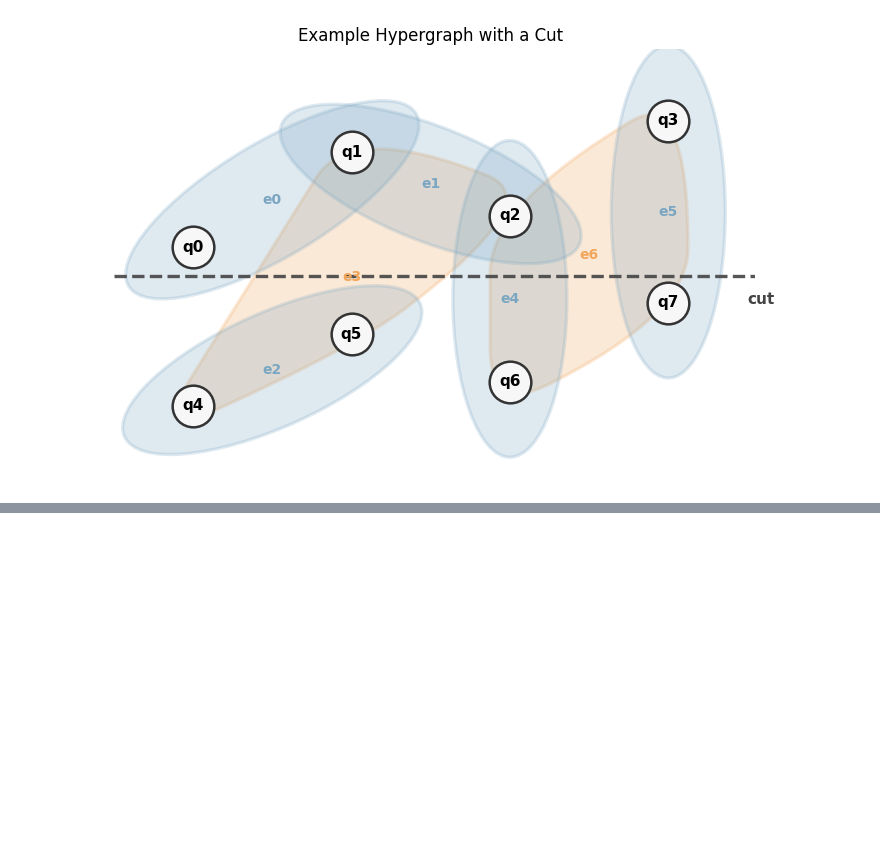
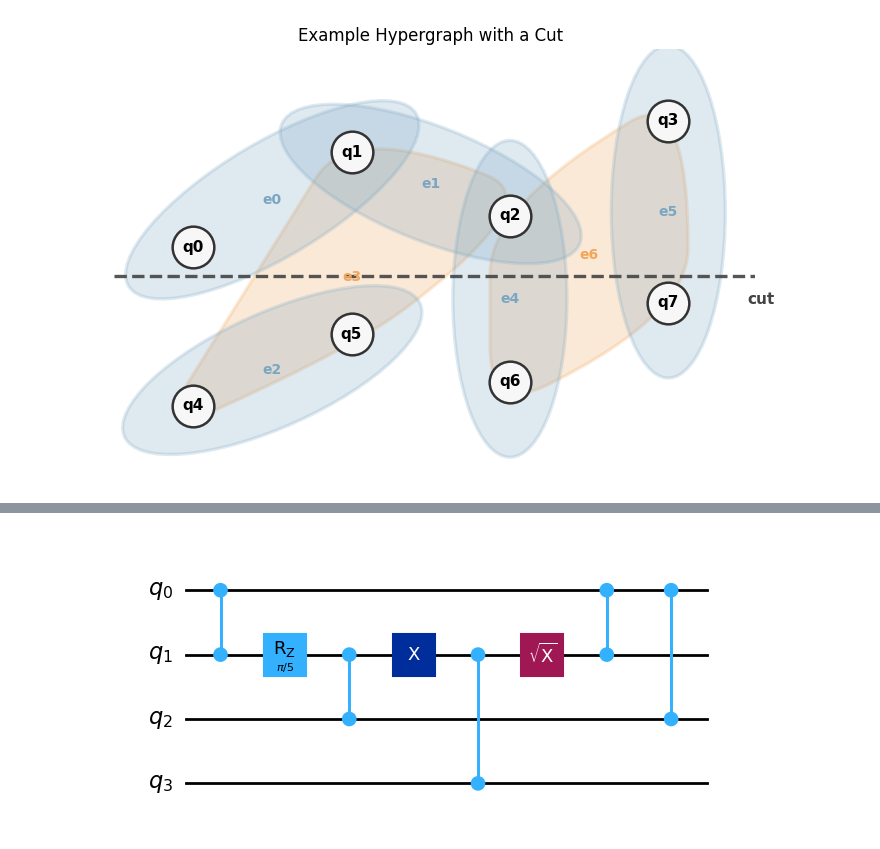
Before and after one commit to dqc-community/dqc-workshop-notebook, a Jupyter notebook: tutorial.ipynb, the cells around one changed output, grey strips where cells are left out. Cells and saved outputs as stored; diff of their text form; code cells hidden in the pictures; blank space fills up the shorter version.

```diff
--- a/tutorial.ipynb
+++ b/tutorial.ipynb
@@ -1596,0 +1845,22 @@ Now we have essentially created our hypergraph. Will pick up here but I now need
+# %%
+# Step 1: start from a logical circuit and transpile to a hardware gate set.
+walkthrough_logical = qiskit.QuantumCircuit(4, name='walkthrough')
+walkthrough_logical.cz(1, 0)
+walkthrough_logical.rz(np.pi / 5, 1)
+walkthrough_logical.cz(1, 2)
+walkthrough_logical.x(1)
+walkthrough_logical.cz(1, 3)
+walkthrough_logical.sx(1)  # intentionally incompatible with the grouping rules later
+walkthrough_logical.cz(1, 0)
+walkthrough_logical.cz(0, 2)
+
+TEMPORAL_BASIS_GATES = ['rz', 'sx', 'x', 'cz']
+walkthrough_transpiled = qiskit.transpile(
+    walkthrough_logical,
+    basis_gates=TEMPORAL_BASIS_GATES,
+    optimization_level=0,
+)
+
+walkthrough_transpiled.draw('mpl', fold=-1)
+# %% [output]
+[figure, added]
```
Also changed, not shown: parts of 78 cells of this notebook.
